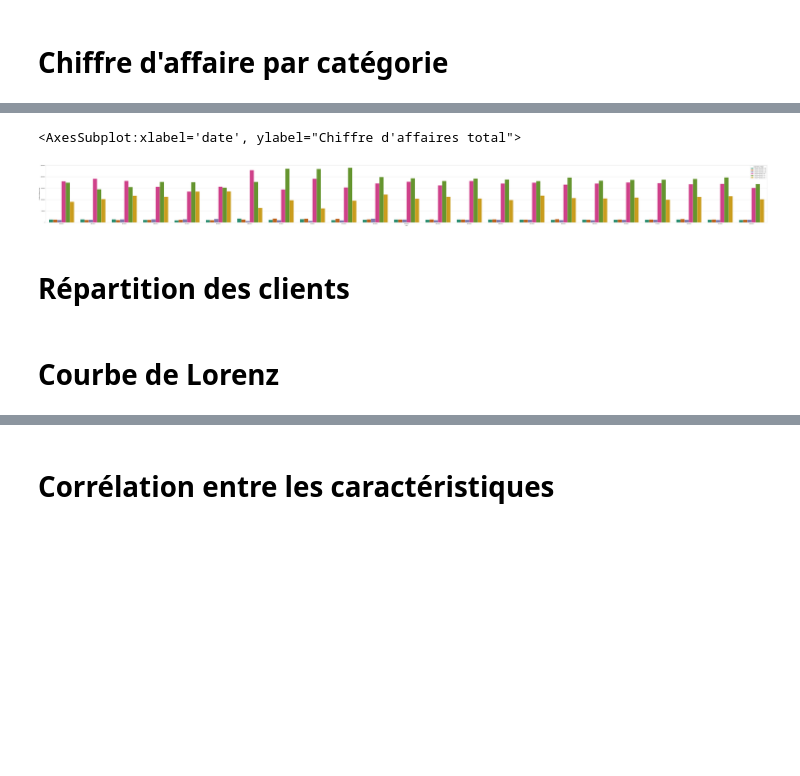
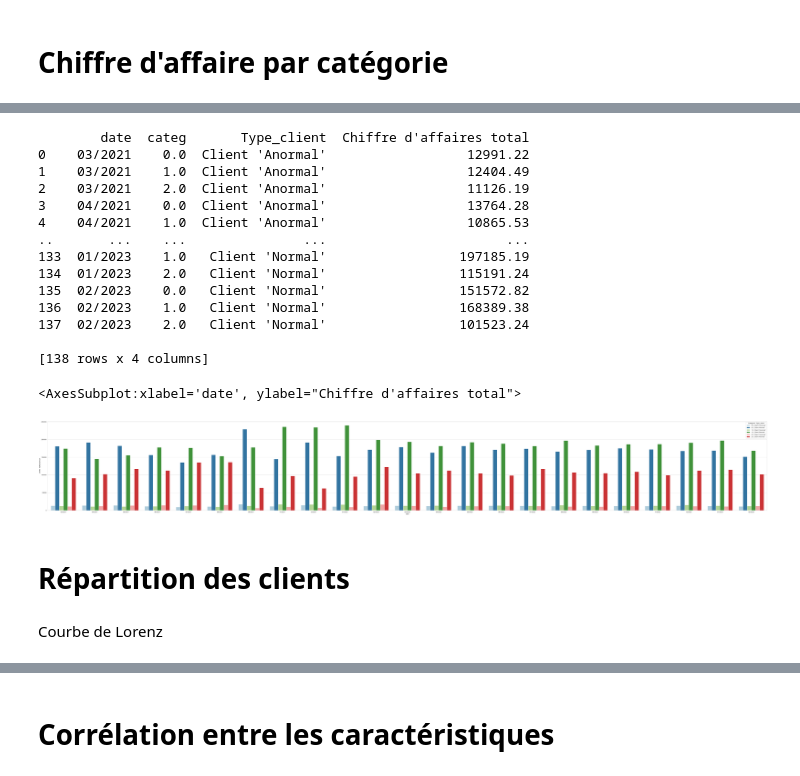
Before and after one commit to Sumoka14/Projet-n-6, a Jupyter notebook: Projet n°6.ipynb, the cells around one changed output, grey strips where cells are left out. Drawn from its saved outputs; the diff is of its cells as text; code cells hidden in the pictures; blank space fills up the shorter version.

Commit message:
Graphiques Chiffre d'affaires par catégorie

```diff
--- a/Projet n°6.ipynb
+++ b/Projet n°6.ipynb
@@ -390,7 +390,7 @@ tableTotale['date_inscription'] = np.where(tableTotale['date_inscription']<'2021
                                            tableTotale['date_inscription'])
 
 
-tableTotale['ventes_mensuelles'] = round(tableTotale['nombre d\'achats'] / (((tableTotale['date'].max() - tableTotale['date_inscription'])/np.timedelta64(1, 'M'))),2)
+tableTotale['ventes_mensuelles'] = round(tableTotale['nombre d\'achats'] / ((tableTotale['date'].max() - tableTotale['date_inscription'])/np.timedelta64(1, 'M')),2)
 
 print(tableTotale.describe(datetime_is_numeric=True))
 print(tableTotale.sort_values(by='price'))
@@ -591,28 +538,41 @@ print(chiffreAffaireCategorie)
 
 [69 rows x 3 columns]
 # %%
-plt.figure(figsize=(100,8))
-
-
-
 chiffreAffaireCategorie = tableTotale.groupby(by=[pd.Grouper(key='date', freq='M'), 'categ', 'anormal'])['price'].sum().unstack(fill_value=0).reset_index()
 
 chiffreAffaireCategorie['date'] = pd.to_datetime(chiffreAffaireCategorie['date']).dt.strftime('%m/%Y')
 
 chiffreAffaireCategorie = pd.melt(chiffreAffaireCategorie, id_vars=["date",'categ'], var_name="Type_client", value_name="Chiffre d\'affaires total")
 
+print(chiffreAffaireCategorie)
 
-hue = chiffreAffaireCategorie[['Type_client', 'categ']].apply(
-    lambda row: f"{row.Type_client}, {row.categ}", axis=1)
-hue.name = 'Legendary, Stage'
-sns.barplot(x='date', y="Chiffre d\'affaires total", hue=hue, data=chiffreAffaireCategorie)
+hue = chiffreAffaireCategorie[['categ', 'Type_client']].apply(lambda row: f"{row.categ}, {row.Type_client}", axis=1)
+hue.name = 'Catégorie, Type_client'
+
+plt.figure(figsize=(80,10))
+hue_order=["0.0, Client 'Anormal'","0.0, Client 'Normal'","1.0, Client 'Anormal'","1.0, Client 'Normal'","2.0, Client 'Anormal'","2.0, Client 'Normal'"]
+sns.barplot(x='date', y="Chiffre d\'affaires total", hue=hue,hue_order=hue_order, data=chiffreAffaireCategorie, palette='Paired')
 # %% [output]
-<AxesSubplot:xlabel='date', ylabel="Chiffre d'affaires total">
+        date  categ       Type_client  Chiffre d'affaires total
+0    03/2021    0.0  Client 'Anormal'                  12991.22
+1    03/2021    1.0  Client 'Anormal'                  12404.49
+2    03/2021    2.0  Client 'Anormal'                  11126.19
+3    04/2021    0.0  Client 'Anormal'                  13764.28
+4    04/2021    1.0  Client 'Anormal'                  10865.53
+..       ...    ...               ...                       ...
+133  01/2023    1.0   Client 'Normal'                 197185.19
+134  01/2023    2.0   Client 'Normal'                 115191.24
+135  02/2023    0.0   Client 'Normal'                 151572.82
+136  02/2023    1.0   Client 'Normal'                 168389.38
+137  02/2023    2.0   Client 'Normal'                 101523.24
+
+[138 rows x 4 columns]
+<AxesSubplot:xlabel='date', ylabel="Chiffre d'affaires total">
-[figure, old version]
+[figure, new version]
 # %% [markdown]
 # Répartition des clients
 # %% [markdown]
-# Courbe de Lorenz
+Courbe de Lorenz
 # %%
 def lorenz(variable, title, ax):
     X = variable.values
```
Also changed, not shown: parts of 7 cells of this notebook.
